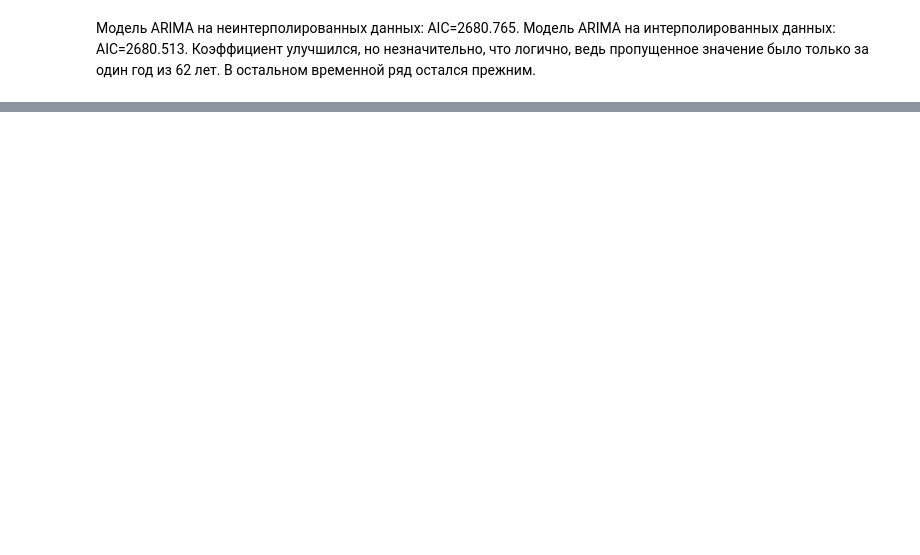
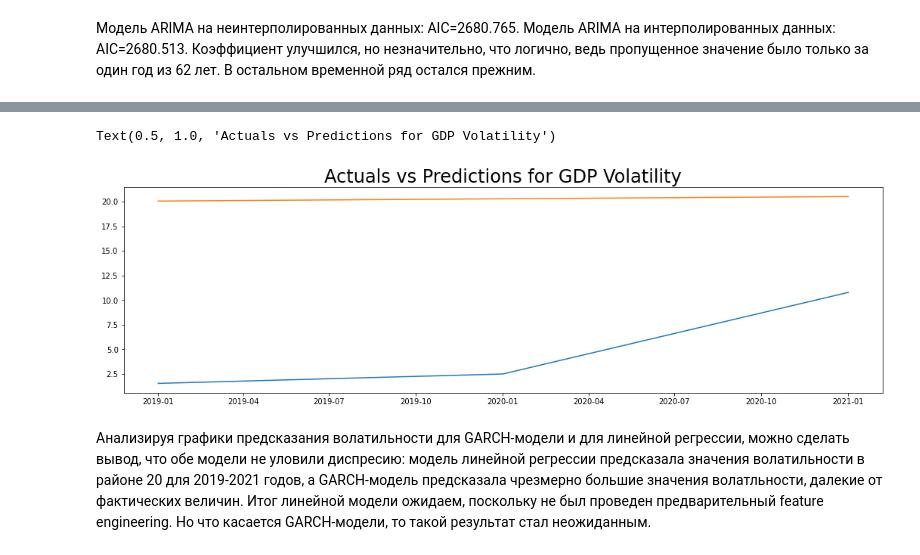
Before and after one commit to Nadarsa/sf_data_science, a Jupyter notebook: ml_in_business/project_gdp.ipynb, the cells around one changed output, grey strips where cells are left out. Saved outputs shown, nothing was run; the diff lists cells and outputs as text; code cells hidden in the pictures; blank space fills up the shorter version.

Commit message:
add GDP Time Series project

```diff
--- a/ml_in_business/project_gdp.ipynb
+++ b/ml_in_business/project_gdp.ipynb
@@ -442,0 +613,18 @@ Warnings:
+# %%
+X_train = pd.DataFrame(range(data['GDP_vol'].shape[0]))[:train_df.shape[0]].fillna(0)
+X_test = pd.DataFrame(range(data['GDP_vol'].shape[0]))[train_df.shape[0]:].fillna(0)
+y_train = train_df['GDP_vol'].fillna(0)
+y_test = test_df['GDP_vol'].fillna(0)
+
+lr = LinearRegression()
+lr.fit(X_train, y_train)
+lr_predict = lr.predict(X_test)
+
+plt.plot(y_test)
+plt.plot(pd.Series(lr_predict, index=y_test.index))
+plt.title("Actuals vs Predictions for GDP Volatility", size = 24)
+# %% [output]
+Text(0.5, 1.0, 'Actuals vs Predictions for GDP Volatility')
+[figure, added]
+# %% [markdown]
+Анализируя графики предсказания волатильности для GARCH-модели и для линейной регрессии, можно сделать вывод, что обе модели не уловили диспресию: модель линейной регрессии предсказала значения волатильности в районе 20 для 2019-2021 годов, а GARCH-модель предсказала чрезмерно большие значения волатльности, далекие от фактических величин. Итог линейной модели ожидаем, поскольку не был проведен предварительный feature engineering. Но что касается GARCH-модели, то такой результат стал неожиданным.
```
Also changed, not shown: parts of 27 cells of this notebook, 2 other files.
